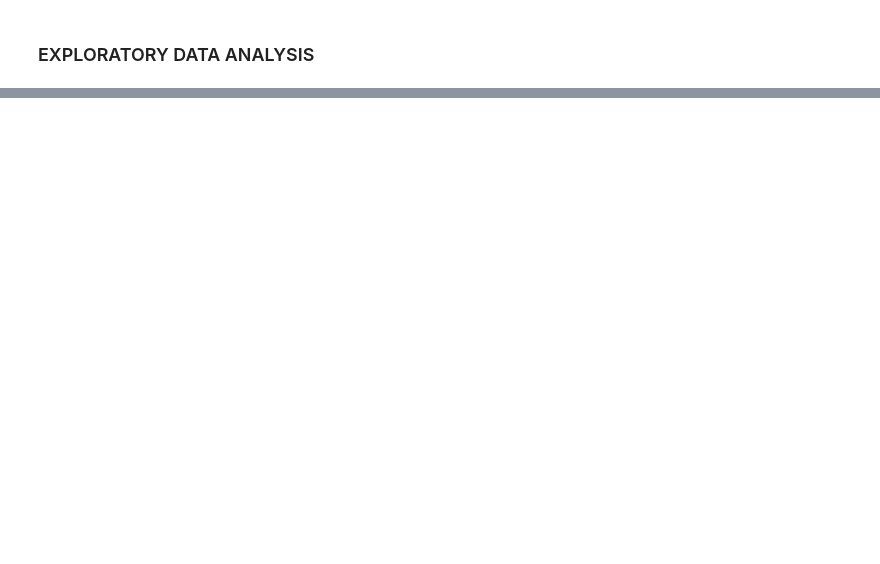
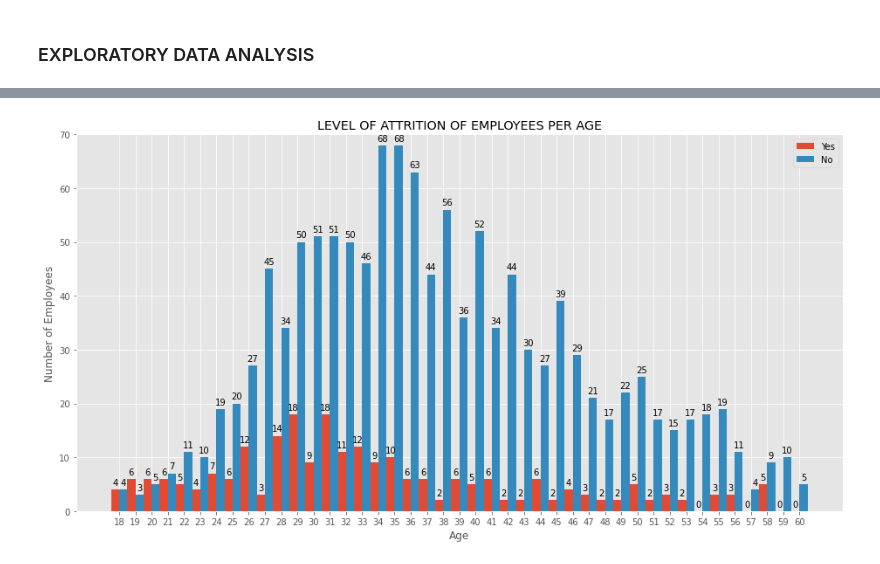
Before and after one commit to moyin0luwa/IBM-Attrition-Data, a Jupyter notebook: IBM-Attrition-Data.ipynb, the cells around one changed output, grey strips where cells are left out. Drawn from its saved outputs; the diff is of its cells as text; code cells hidden in the pictures; blank space fills up the shorter version.

Commit message:
Explored the Attrtion of the Employees by age using a Grouped Bar Chart

```diff
--- a/IBM-Attrition-Data.ipynb
+++ b/IBM-Attrition-Data.ipynb
@@ -73,0 +52,4 @@ plt.show()
+# %%
+# First the age and the Attrition columns are extracted
+df_attrition_by_age = df_attrition_data[['Attrition', 'Age']]
+df_attrition_by_age.head()
@@ -73,0 +63,11 @@ plt.show()
+# %%
+# Extracting the age and the corresponding number of attrition status(Yes and No) into lists.
+employee_ages = df_attrition_by_age.groupby('Age')
+age_labels = []
+attrition_value_yes = []
+attrition_value_no = []
+for age in range(18,61):
+    each_age = employee_ages.get_group(age)
+    age_labels.append(age)
+    attrition_value_yes.append(len(each_age[each_age.Attrition == "Yes"]))
+    attrition_value_no.append(len(each_age[each_age.Attrition == "No"]))
@@ -73,0 +78,19 @@ plt.show()
+# %%
+# Creating and configuring the Grouped Bar Chart
+x = np.arange(len(age_labels))
+width = 0.5
+style.use('ggplot')
+plt.figure(figsize=(13,7), tight_layout=True)
+plt.ylim(0, 70)
+yesBar = plt.bar(x - width/2, attrition_value_yes, width, label='Yes')
+noBar = plt.bar(x + width/2, attrition_value_no, width, label='No')
+plt.xticks(x, age_labels)
+plt.legend()
+plt.title('LEVEL OF ATTRITION OF EMPLOYEES PER AGE')
+plt.xlabel('Age')
+plt.ylabel('Number of Employees')
+plt.bar_label(yesBar, padding=3)
+plt.bar_label(noBar, padding=3)
+plt.show()
+# %% [output]
+[figure, added]
```
Also changed, not shown: parts of 8 cells of this notebook.
